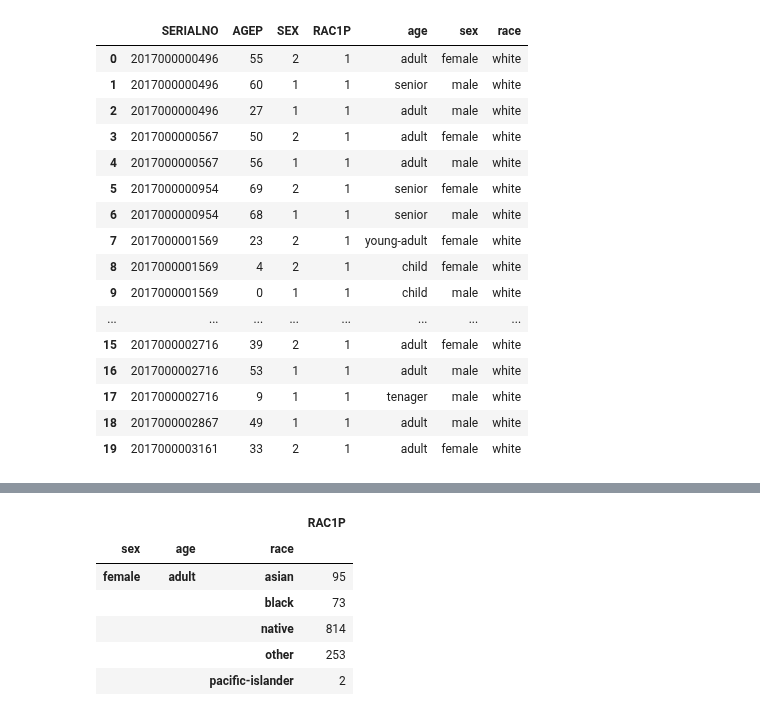
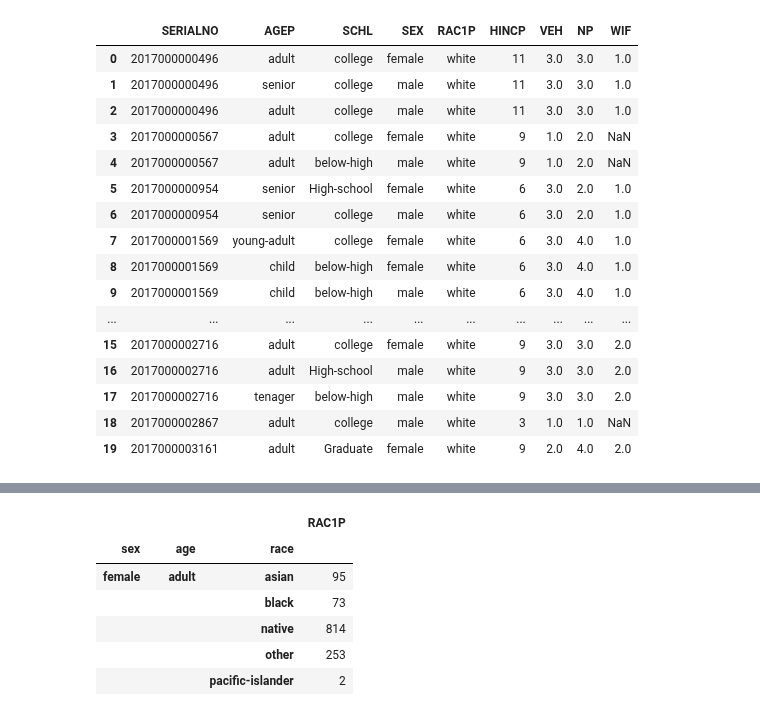
Before and after one commit to abuudarda/synthetic-population-simulation, a Jupyter notebook: CA-data/pums/pums_data_parser.ipynb, the cells around one changed output, grey strips where cells are left out. Drawn from its saved outputs; the diff is of its cells as text; code cells hidden in the pictures.

```diff
--- a/CA-data/pums/pums_data_parser.ipynb
+++ b/CA-data/pums/pums_data_parser.ipynb
@@ -35,3 +35,32 @@ def translateRace(race):
         return 'pacific-islander'
     else:
         return 'other'
+
+
+def translateEduc(educ):
+    if educ>=22 and educ<=24: return 'Graduate'
+    elif educ==21: return 'Bachelor'
+    elif educ>=18 and educ<=20: return 'college'
+    elif educ>=16 and educ<=17: return 'High-school'
+    else : return 'below-high'
+
+def translateInc(inc):
+    if inc>1 and inc<1000: return "1"
+    elif inc<15000 : return '2'
+    elif inc<25000 : return '3'
+    elif inc<35000 : return '4'
+    elif inc<50000 : return '5'
+    elif inc<75000 : return '6'
+    elif inc<100000 : return '7'
+    # elif inc<125000 : return '8'
+    elif inc<150000 : return '9'
+    elif inc<200000 : return '10'
+    elif inc>=200000 : return '11'
+    else : return '0'
+# %%
+col_list = ["SEX", "RAC1P", "AGEP","SCHL", "SERIALNO"]
+pums_data = pd.read_csv("psam_p46.csv",usecols=col_list)
+hh_data = pd.read_csv("psam_h46.csv", usecols=["SERIALNO","HINCP","VEH","NP","WIF"])
+pums_data=pums_data.merge(hh_data[["SERIALNO","HINCP","VEH","NP","WIF"]],
+                          on="SERIALNO", how='left')
+pums_data['VEH'].value_counts()
@@ -38,33 +76,36 @@ def translateRace(race):
 # %%
 # only read the columns that we are interested as the CSV file is too large
-col_list = ["SEX", "RAC1P", "AGEP", "SERIALNO"]
-pums_data = pd.read_csv("psam_p46.csv", usecols=col_list)
-hh_data = pd.read_csv("psam_p46.csv", usecols=["SERIALNO"])
+# col_list = ["SEX", "RAC1P", "AGEP","SCHL", "SERIALNO"]
+# pums_data = pd.read_csv("psam_p46.csv", usecols=col_list)
+# hh_data = pd.read_csv("psam_h46.csv", usecols=["SERIALNO"])
 
 # construct caegorical data from numerical data that comes from pums
-pums_data['age'] = pums_data.apply(lambda row: translateAge(row['AGEP']), axis=1)
-pums_data['sex'] = pums_data.apply(lambda row: translateSex(row['SEX']), axis=1)
-pums_data['race'] = pums_data.apply(lambda row: translateRace(row['RAC1P']), axis=1)
+pums_data['AGEP'] = pums_data.apply(lambda row: translateAge(row['AGEP']), axis=1)
+pums_data['SEX'] = pums_data.apply(lambda row: translateSex(row['SEX']), axis=1)
+pums_data['RAC1P'] = pums_data.apply(lambda row: translateRace(row['RAC1P']), axis=1)
+pums_data['SCHL'] = pums_data.apply(lambda row: translateEduc(row['SCHL']), axis=1)
+pums_data['HINCP'] = pums_data.apply(lambda row: translateInc(row['HINCP']), axis=1)
 # pums_data['house_no'] = pums_data.apply(lambda row: translateRace(row['SERIALNO']), axis=1)
 
 
 # view the data to see if the categorization is accurate
 pums_data.head(20)
+# hh_data.columns.tolist()
 # %% [output]
-|  | SERIALNO | AGEP | SEX | RAC1P | age | sex | race |
-| 0 | 2017000000496 | 55 | 2 | 1 | adult | female | white |
-| 1 | 2017000000496 | 60 | 1 | 1 | senior | male | white |
-| 2 | 2017000000496 | 27 | 1 | 1 | adult | male | white |
-| 3 | 2017000000567 | 50 | 2 | 1 | adult | female | white |
-| 4 | 2017000000567 | 56 | 1 | 1 | adult | male | white |
-| 5 | 2017000000954 | 69 | 2 | 1 | senior | female | white |
-| 6 | 2017000000954 | 68 | 1 | 1 | senior | male | white |
-| 7 | 2017000001569 | 23 | 2 | 1 | young-adult | female | white |
-| 8 | 2017000001569 | 4 | 2 | 1 | child | female | white |
-| 9 | 2017000001569 | 0 | 1 | 1 | child | male | white |
-| ... | ... | ... | ... | ... | ... | ... | ... |
-| 15 | 2017000002716 | 39 | 2 | 1 | adult | female | white |
-| 16 | 2017000002716 | 53 | 1 | 1 | adult | male | white |
-| 17 | 2017000002716 | 9 | 1 | 1 | tenager | male | white |
-| 18 | 2017000002867 | 49 | 1 | 1 | adult | male | white |
-| 19 | 2017000003161 | 33 | 2 | 1 | adult | female | white |
+|  | SERIALNO | AGEP | SCHL | SEX | RAC1P | HINCP | VEH | NP | WIF |
+| 0 | 2017000000496 | adult | college | female | white | 11 | 3.0 | 3.0 | 1.0 |
+| 1 | 2017000000496 | senior | college | male | white | 11 | 3.0 | 3.0 | 1.0 |
+| 2 | 2017000000496 | adult | college | male | white | 11 | 3.0 | 3.0 | 1.0 |
+| 3 | 2017000000567 | adult | college | female | white | 9 | 1.0 | 2.0 | NaN |
+| 4 | 2017000000567 | adult | below-high | male | white | 9 | 1.0 | 2.0 | NaN |
+| 5 | 2017000000954 | senior | High-school | female | white | 6 | 3.0 | 2.0 | 1.0 |
+| 6 | 2017000000954 | senior | college | male | white | 6 | 3.0 | 2.0 | 1.0 |
+| 7 | 2017000001569 | young-adult | college | female | white | 6 | 3.0 | 4.0 | 1.0 |
+| 8 | 2017000001569 | child | below-high | female | white | 6 | 3.0 | 4.0 | 1.0 |
+| 9 | 2017000001569 | child | below-high | male | white | 6 | 3.0 | 4.0 | 1.0 |
+| ... | ... | ... | ... | ... | ... | ... | ... | ... | ... |
+| 15 | 2017000002716 | adult | college | female | white | 9 | 3.0 | 3.0 | 2.0 |
+| 16 | 2017000002716 | adult | High-school | male | white | 9 | 3.0 | 3.0 | 2.0 |
+| 17 | 2017000002716 | tenager | below-high | male | white | 9 | 3.0 | 3.0 | 2.0 |
+| 18 | 2017000002867 | adult | college | male | white | 3 | 1.0 | 1.0 | NaN |
+| 19 | 2017000003161 | adult | Graduate | female | white | 9 | 2.0 | 4.0 | 2.0 |
```
Also changed, not shown: parts of 4 cells of this notebook, 3 other files.
